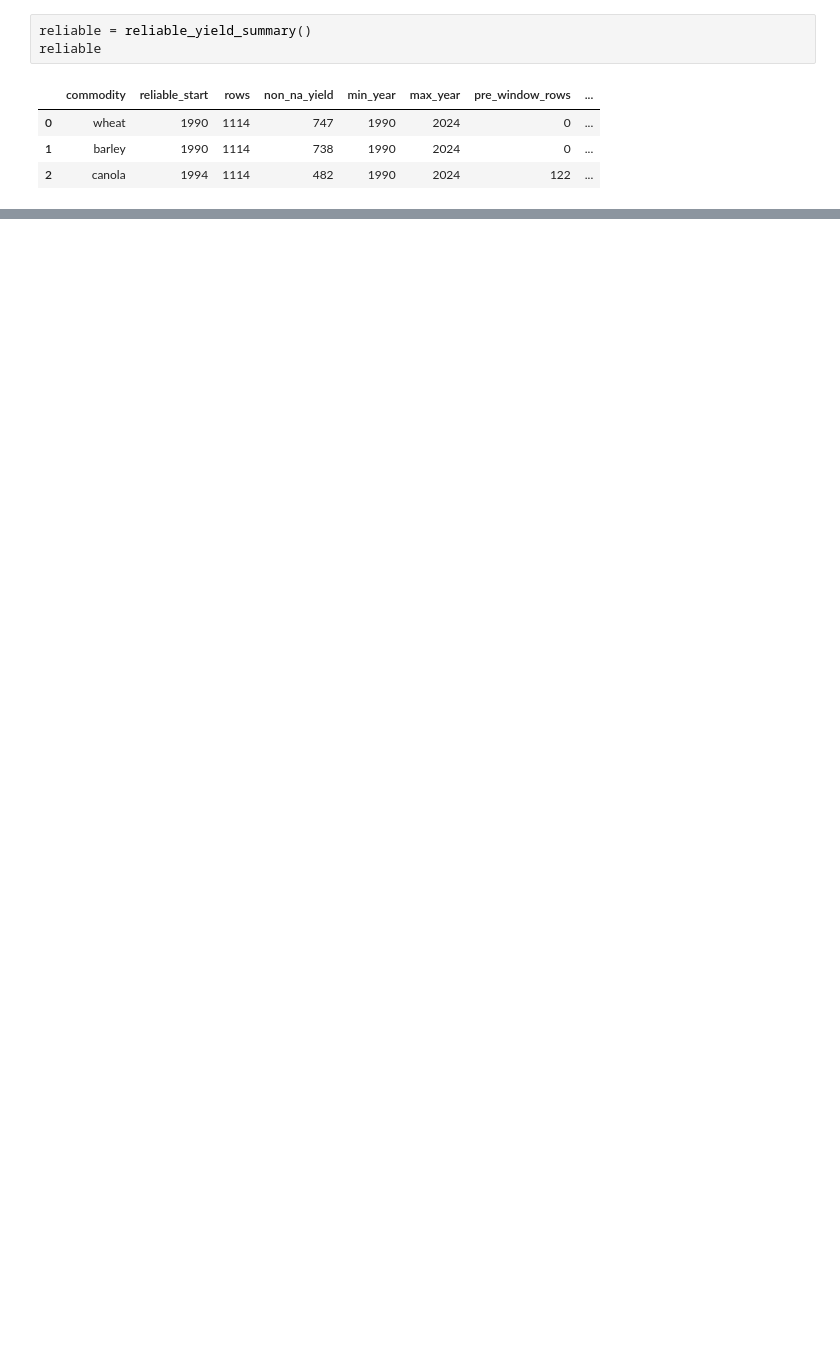
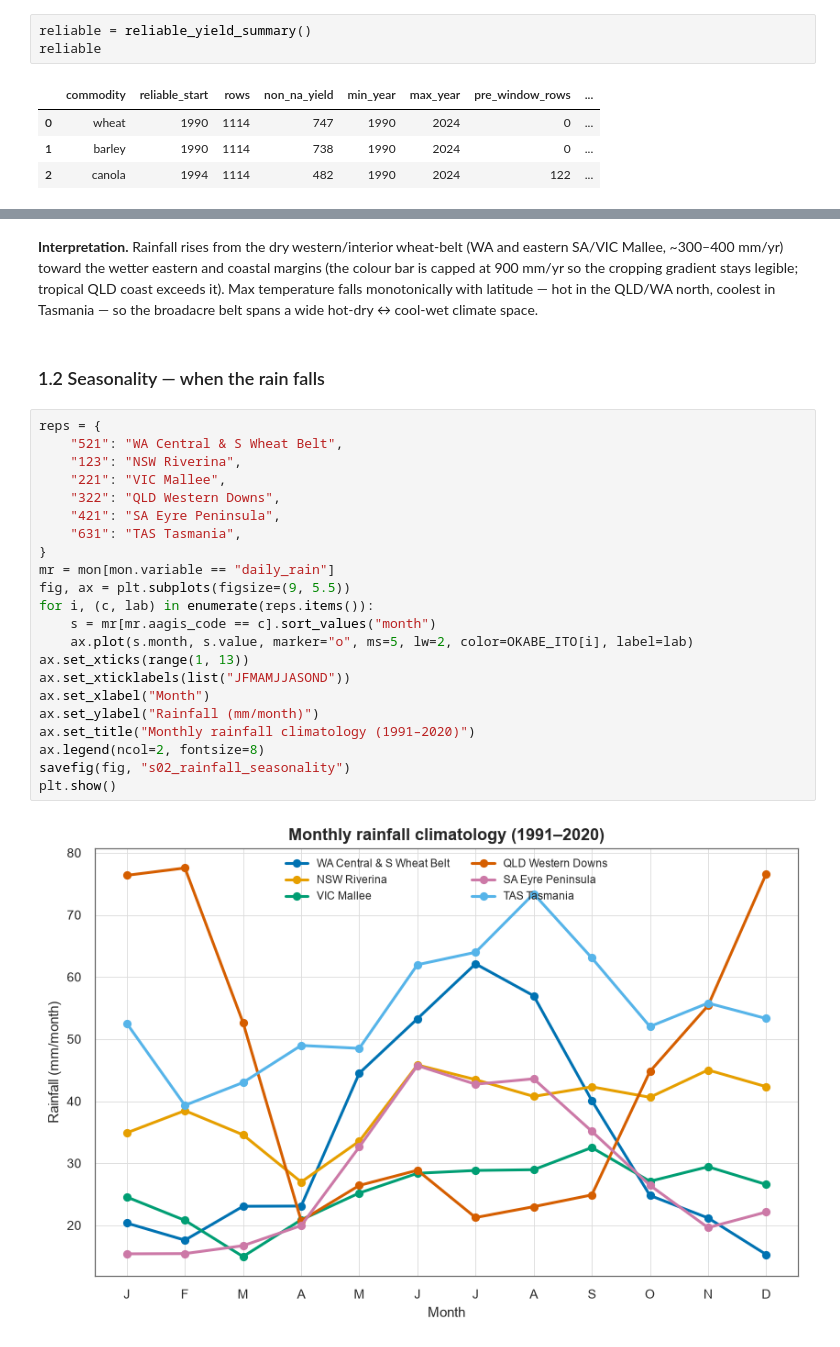
Before and after one commit to kota2003/agriculture-risk-monitoring-system, a Jupyter notebook: notebooks/03_exploratory_analysis.ipynb, the cells around one changed output, grey strips where cells are left out. Drawn from its saved outputs; the diff is of its cells as text; blank space fills up the shorter version.

```diff
--- a/notebooks/03_exploratory_analysis.ipynb
+++ b/notebooks/03_exploratory_analysis.ipynb
@@ -104,0 +158,28 @@ _Each figure here will carry a one-sentence interpretation beneath it._
+# %% [markdown]
+**Interpretation.** Rainfall rises from the dry western/interior wheat-belt (WA and eastern SA/VIC Mallee, ~300–400 mm/yr) toward the wetter eastern and coastal margins (the colour bar is capped at 900 mm/yr so the cropping gradient stays legible; tropical QLD coast exceeds it). Max temperature falls monotonically with latitude — hot in the QLD/WA north, coolest in Tasmania — so the broadacre belt spans a wide hot-dry ↔ cool-wet climate space.
+# %% [markdown]
+### 1.2 Seasonality — when the rain falls
+# %%
+reps = {
+    "521": "WA Central & S Wheat Belt",
+    "123": "NSW Riverina",
+    "221": "VIC Mallee",
+    "322": "QLD Western Downs",
+    "421": "SA Eyre Peninsula",
+    "631": "TAS Tasmania",
+}
+mr = mon[mon.variable == "daily_rain"]
+fig, ax = plt.subplots(figsize=(9, 5.5))
+for i, (c, lab) in enumerate(reps.items()):
+    s = mr[mr.aagis_code == c].sort_values("month")
+    ax.plot(s.month, s.value, marker="o", ms=5, lw=2, color=OKABE_ITO[i], label=lab)
+ax.set_xticks(range(1, 13))
+ax.set_xticklabels(list("JFMAMJJASOND"))
+ax.set_xlabel("Month")
+ax.set_ylabel("Rainfall (mm/month)")
+ax.set_title("Monthly rainfall climatology (1991–2020)")
+ax.legend(ncol=2, fontsize=8)
+savefig(fig, "s02_rainfall_seasonality")
+plt.show()
+# %% [output]
+[figure, added]
```
Also changed, not shown: parts of 29 cells of this notebook, 13 other files.
